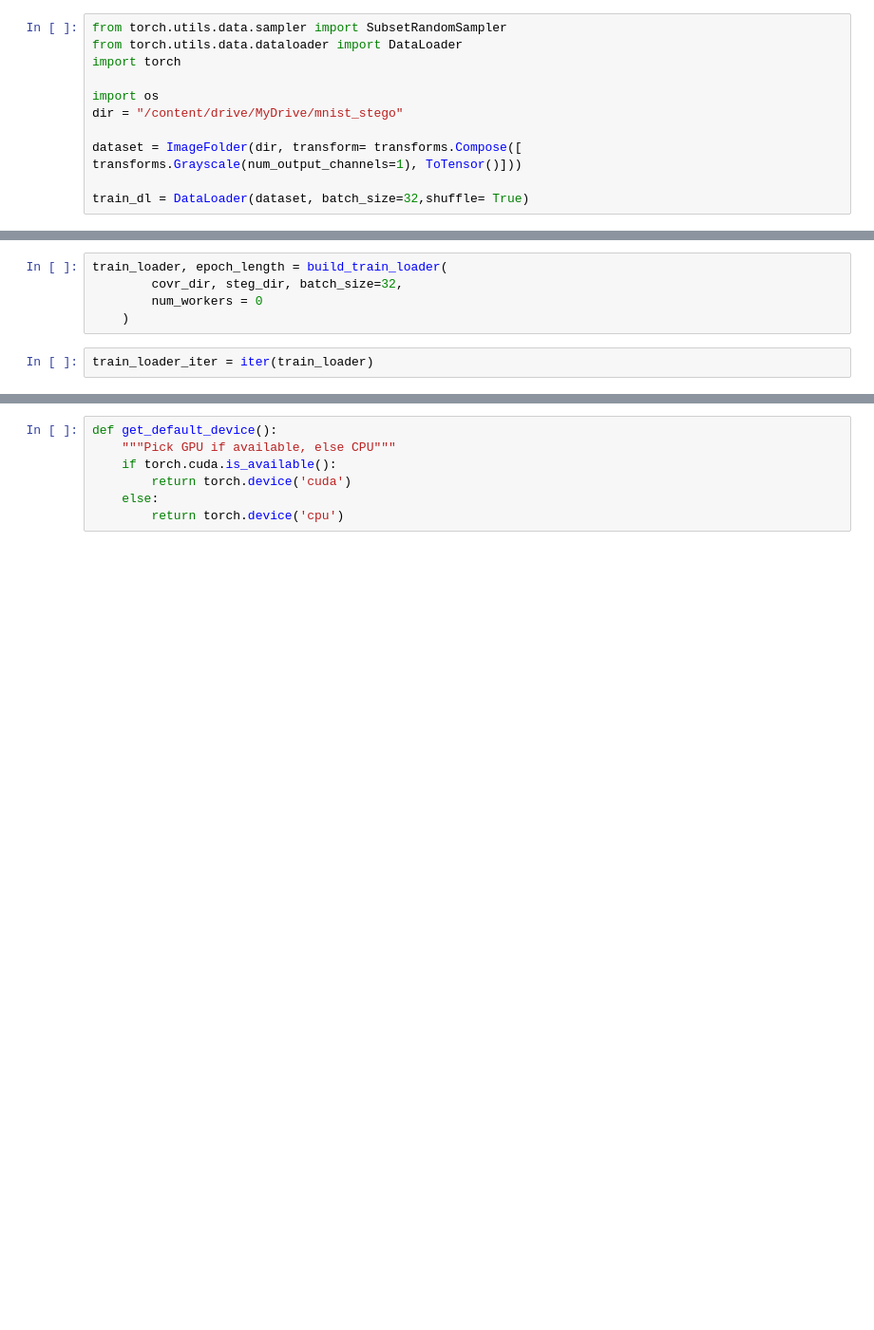
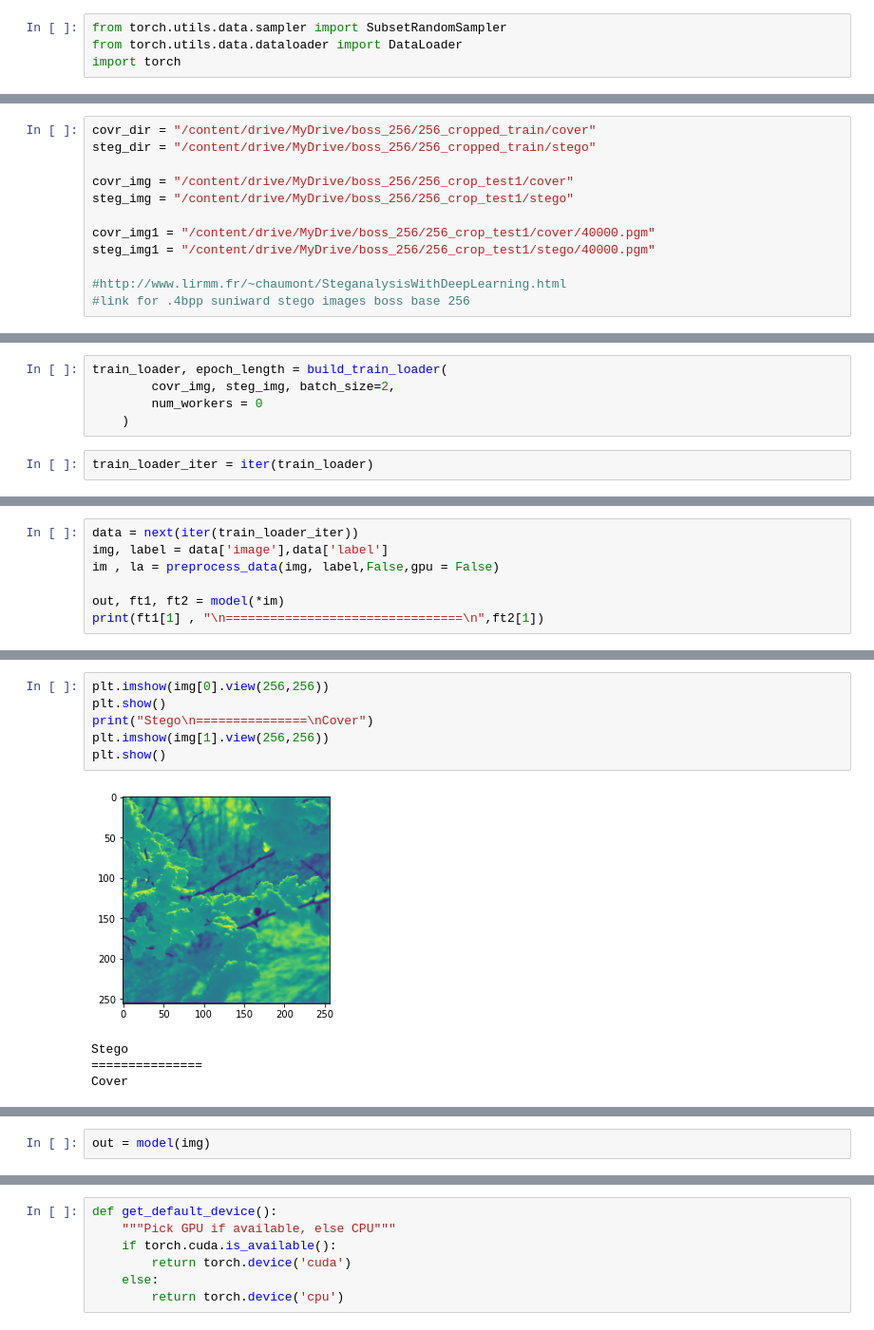
Before and after one commit to jithinraj9895/steganalysis, a Jupyter notebook: Clean_Main.ipynb, the cells around one changed output, grey strips where cells are left out. Shown at 95% size. Saved outputs shown, nothing was run; the diff lists cells and outputs as text; blank space fills up the shorter version.

```diff
--- a/Clean_Main.ipynb
+++ b/Clean_Main.ipynb
@@ -13,10 +13,3 @@ Mounted at /content/drive
 from torch.utils.data.sampler import SubsetRandomSampler
 from torch.utils.data.dataloader import DataLoader
 import torch
-
-import os
-dir = "/content/drive/MyDrive/mnist_stego"
-
-dataset = ImageFolder(dir, transform= transforms.Compose([ transforms.Grayscale(num_output_channels=1), ToTensor()]))
-
-train_dl = DataLoader(dataset, batch_size=32,shuffle= True)
@@ -640,0 +587,12 @@ steg_dir = "/content/drive/MyDrive/the_dataset/stego/"
+# %%
+covr_dir = "/content/drive/MyDrive/boss_256/256_cropped_train/cover"
+steg_dir = "/content/drive/MyDrive/boss_256/256_cropped_train/stego"
+
+covr_img = "/content/drive/MyDrive/boss_256/256_crop_test1/cover"
+steg_img = "/content/drive/MyDrive/boss_256/256_crop_test1/stego"
+
+covr_img1 = "/content/drive/MyDrive/boss_256/256_crop_test1/cover/40000.pgm"
+steg_img1 = "/content/drive/MyDrive/boss_256/256_crop_test1/stego/40000.pgm"
+
+#http://www.lirmm.fr/~chaumont/SteganalysisWithDeepLearning.html
+#link for .4bpp suniward stego images boss base 256
@@ -643,6 +624,6 @@ print(sorted(os.listdir(covr_dir)),"==================\n",sorted(os.listdir(steg
 # %%
 train_loader, epoch_length = build_train_loader(
-        covr_dir, steg_dir, batch_size=32,
+        covr_img, steg_img, batch_size=2,
         num_workers = 0
     )
 # %%
@@ -656,0 +631,7 @@ x, y = datas["image"], datas["label"]
+# %%
+data = next(iter(train_loader_iter))
+img, label = data['image'],data['label']
+im , la = preprocess_data(img, label,False,gpu = False)
+
+out, ft1, ft2 = model(*im)
+print(ft1[1] , "\n================================\n",ft2[1])
@@ -656,0 +678,11 @@ x, y = datas["image"], datas["label"]
+# %%
+plt.imshow(img[0].view(256,256))
+plt.show()
+print("Stego\n===============\nCover")
+plt.imshow(img[1].view(256,256))
+plt.show()
+# %% [output]
+[figure, added]
+Stego
+===============
+Cover
@@ -656,0 +690,2 @@ x, y = datas["image"], datas["label"]
+# %%
+out = model(img)
```
Also changed, not shown: parts of 29 cells of this notebook.
